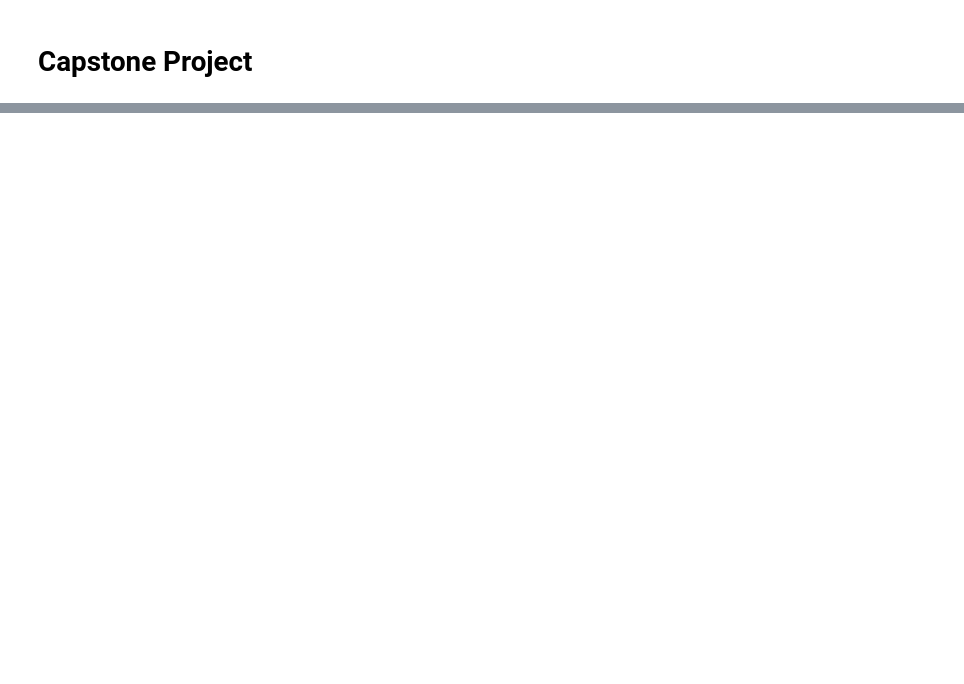
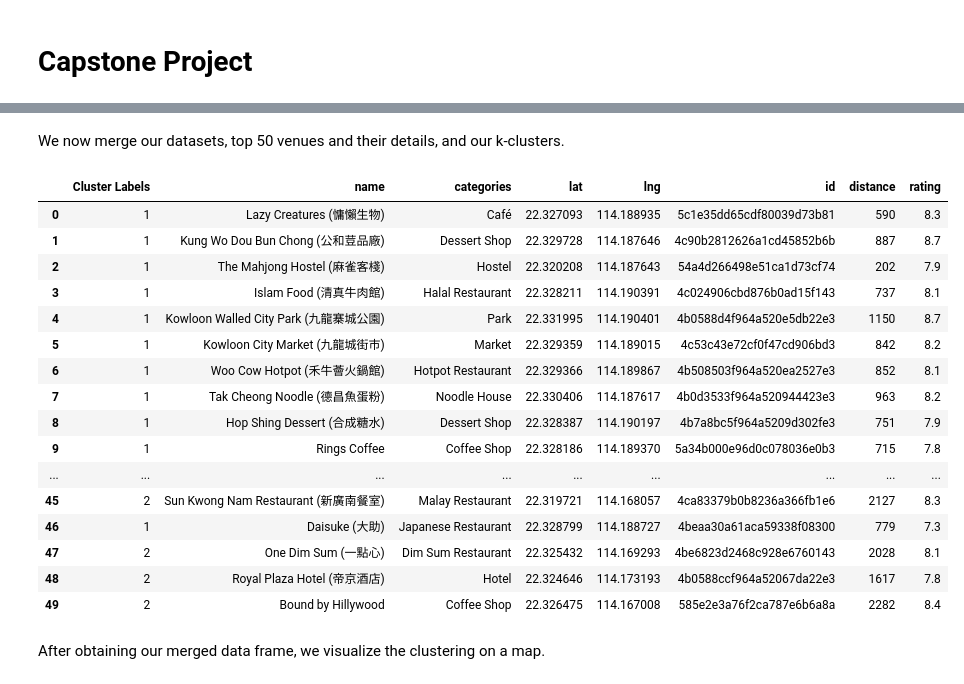
Before and after one commit to norvylle/Coursera_Capstone, a Jupyter notebook: Capstone Project Notebook.ipynb, the cells around one changed output, grey strips where cells are left out. Drawn from its saved outputs; the diff is of its cells as text; code cells hidden in the pictures; blank space fills up the shorter version.

```diff
--- a/Capstone Project Notebook.ipynb
+++ b/Capstone Project Notebook.ipynb
@@ -16,0 +160,40 @@ Data needed for this project would include Geospatial Coordinates data obtained
+# %%
+from sklearn.cluster import KMeans
+# set number of clusters
+kclusters = 3
+
+nearby_venues_clustering = nearby_venues.drop(['name','categories','id','distance'],1)
+# run k-means clustering
+kmeans = KMeans(n_clusters=kclusters, random_state=0).fit(nearby_venues_clustering)
+# %% [markdown]
+We now merge our datasets, top 50 venues and their details, and our k-clusters.
+# %%
+# We fit the clusters to our data frame
+try:
+    nearby_venues.insert(0, 'Cluster Labels', kmeans.labels_)
+except:
+    print('Cluster Labels already exist')
+
+df_merged = nearby_venues.join(nearby_venues_details.set_index('id'), on='id')
+
+df_merged
+# %% [output]
+|  | Cluster Labels | name | categories | lat | lng | id | distance | rating |
+| 0 | 1 | Lazy Creatures (慵懶生物) | Café | 22.327093 | 114.188935 | 5c1e35dd65cdf80039d73b81 | 590 | 8.3 |
+| 1 | 1 | Kung Wo Dou Bun Chong (公和荳品廠) | Dessert Shop | 22.329728 | 114.187646 | 4c90b2812626a1cd45852b6b | 887 | 8.7 |
+| 2 | 1 | The Mahjong Hostel (麻雀客棧) | Hostel | 22.320208 | 114.187643 | 54a4d266498e51ca1d73cf74 | 202 | 7.9 |
+| 3 | 1 | Islam Food (清真牛肉館) | Halal Restaurant | 22.328211 | 114.190391 | 4c024906cbd876b0ad15f143 | 737 | 8.1 |
+| 4 | 1 | Kowloon Walled City Park (九龍寨城公園) | Park | 22.331995 | 114.190401 | 4b0588d4f964a520e5db22e3 | 1150 | 8.7 |
+| 5 | 1 | Kowloon City Market (九龍城街市) | Market | 22.329359 | 114.189015 | 4c53c43e72cf0f47cd906bd3 | 842 | 8.2 |
+| 6 | 1 | Woo Cow Hotpot (禾牛薈火鍋館) | Hotpot Restaurant | 22.329366 | 114.189867 | 4b508503f964a520ea2527e3 | 852 | 8.1 |
+| 7 | 1 | Tak Cheong Noodle (德昌魚蛋粉) | Noodle House | 22.330406 | 114.187617 | 4b0d3533f964a520944423e3 | 963 | 8.2 |
+| 8 | 1 | Hop Shing Dessert (合成糖水) | Dessert Shop | 22.328387 | 114.190197 | 4b7a8bc5f964a5209d302fe3 | 751 | 7.9 |
+| 9 | 1 | Rings Coffee | Coffee Shop | 22.328186 | 114.189370 | 5a34b000e96d0c078036e0b3 | 715 | 7.8 |
+| ... | ... | ... | ... | ... | ... | ... | ... | ... |
+| 45 | 2 | Sun Kwong Nam Restaurant (新廣南餐室) | Malay Restaurant | 22.319721 | 114.168057 | 4ca83379b0b8236a366fb1e6 | 2127 | 8.3 |
+| 46 | 1 | Daisuke (大助) | Japanese Restaurant | 22.328799 | 114.188727 | 4beaa30a61aca59338f08300 | 779 | 7.3 |
+| 47 | 2 | One Dim Sum (一點心) | Dim Sum Restaurant | 22.325432 | 114.169293 | 4be6823d2468c928e6760143 | 2028 | 8.1 |
+| 48 | 2 | Royal Plaza Hotel (帝京酒店) | Hotel | 22.324646 | 114.173193 | 4b0588ccf964a52067da22e3 | 1617 | 7.8 |
+| 49 | 2 | Bound by Hillywood | Coffee Shop | 22.326475 | 114.167008 | 585e2e3a76f2ca787e6b6a8a | 2282 | 8.4 |
+# %% [markdown]
+After obtaining our merged data frame, we visualize the clustering on a map.
```
Also changed, not shown: parts of 36 cells of this notebook.
